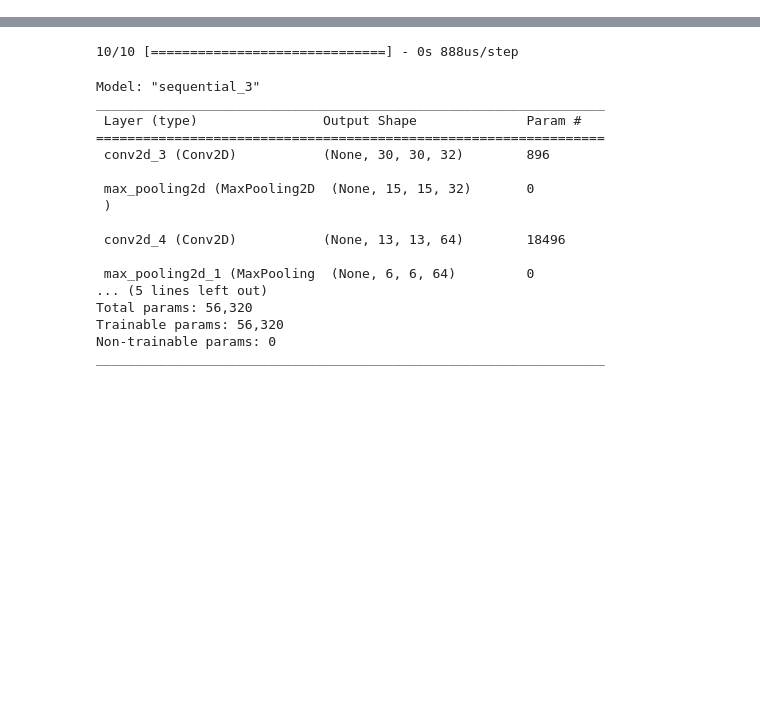
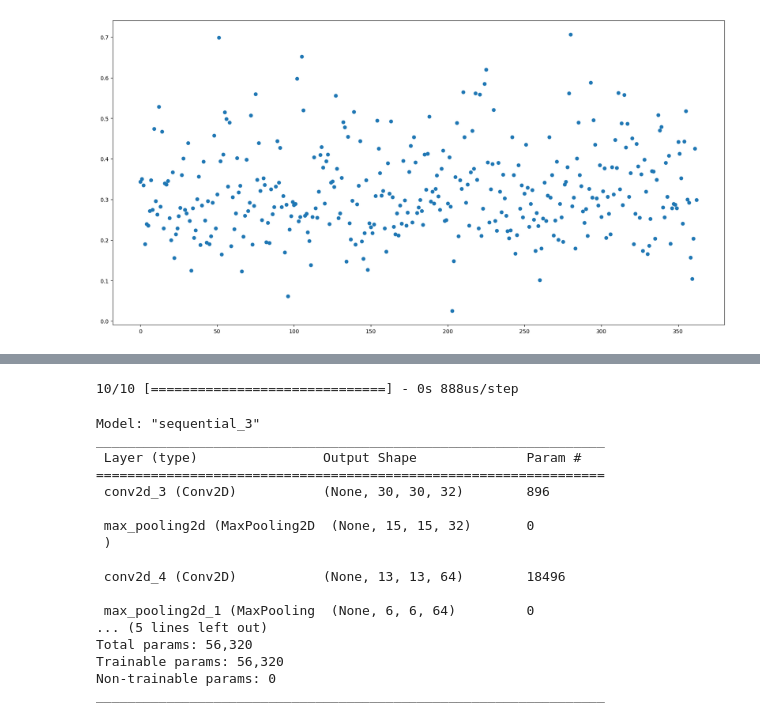
Before and after one commit to caiodrear/gene, a Jupyter notebook: data_explore.ipynb, the cells around one changed output, grey strips where cells are left out. Drawn from its saved outputs; the diff is of its cells as text; code cells hidden in the pictures; blank space fills up the shorter version.

```diff
--- a/data_explore.ipynb
+++ b/data_explore.ipynb
@@ -104 +153,12 @@ Downloading data from https://www.cs.toronto.edu/~kriz/cifar-10-python.tar.gz
+# %%
+
+plt.figure(figsize=(20,10))
+
+# plt.plot(np.roll(y_test, 1), 'b', marker='.')
+plt.scatter(np.arange(len(preds)), preds, )
+# plt.scatter(y_test, 'g', alpha=0.5)
+
+plt.show()
+# %% [output]
+[figure, added]
 # %%
```
Also changed, not shown: parts of 9 cells of this notebook.
